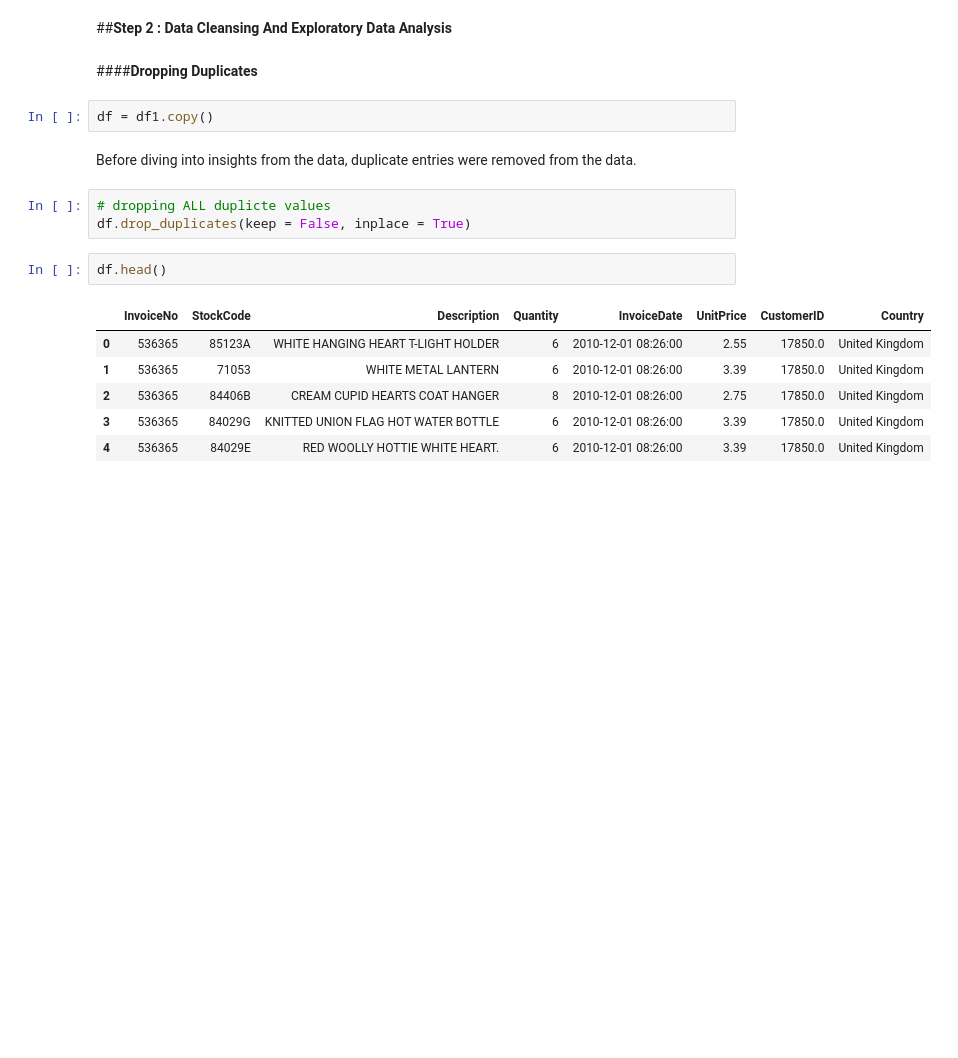
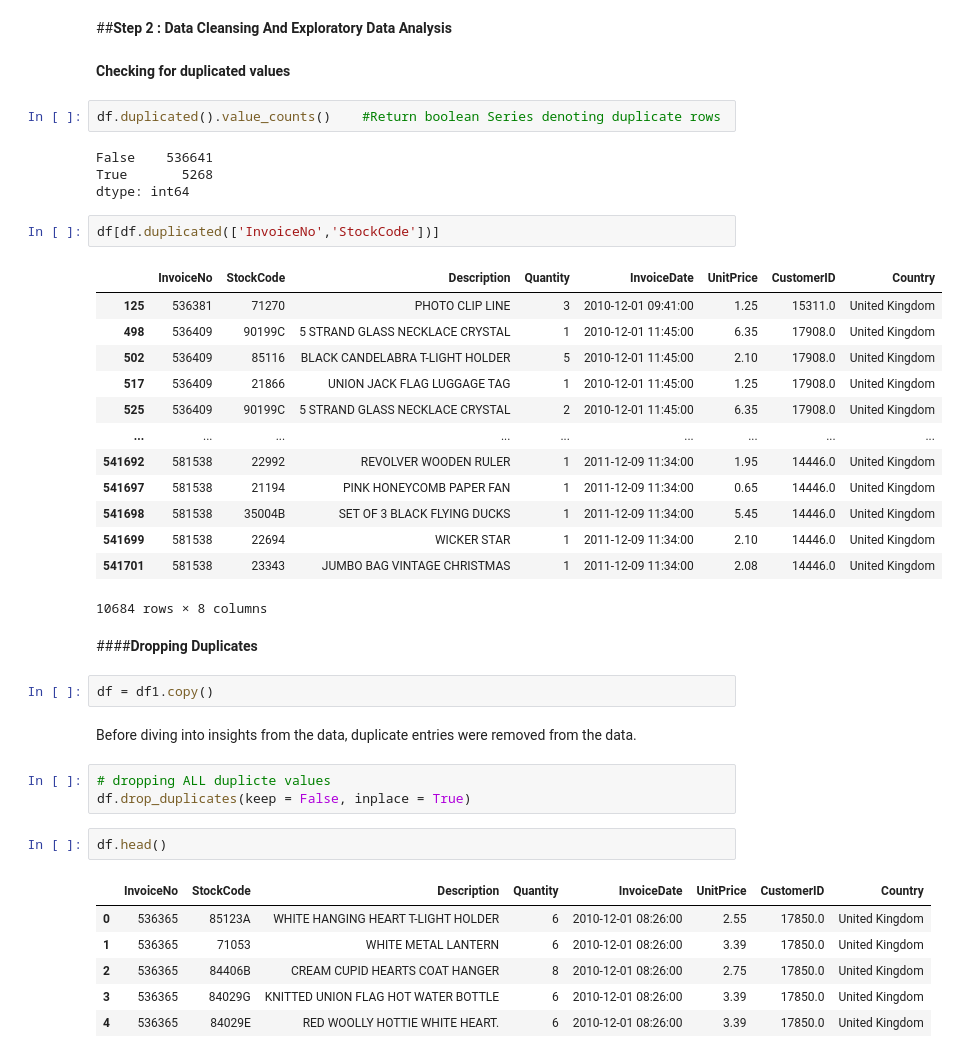
Before and after one commit to AnkitPatel745/Online-Retail-Customer-Segmentation, a Jupyter notebook: Online_Retail_Customer_Segmentation.ipynb, the cells around one changed output. Cells and saved outputs as stored; diff of their text form; blank space fills up the shorter version.

```diff
--- a/Online_Retail_Customer_Segmentation.ipynb
+++ b/Online_Retail_Customer_Segmentation.ipynb
@@ -171,5 +174,29 @@ array([     6,      8,      2,     32,      3,      4,     24,     12,
 # %% [markdown]
 ##**Step 2 : Data Cleansing And Exploratory Data Analysis**
+# %% [markdown]
+**Checking for duplicated values**
+# %%
+df.duplicated().value_counts()    #Return boolean Series denoting duplicate rows
+# %% [output]
+False    536641
+True       5268
+dtype: int64
+# %%
+df[df.duplicated(['InvoiceNo','StockCode'])]
+# %% [output]
+|  | InvoiceNo | StockCode | Description | Quantity | InvoiceDate | UnitPrice | CustomerID | Country |
+| 125 | 536381 | 71270 | PHOTO CLIP LINE | 3 | 2010-12-01 09:41:00 | 1.25 | 15311.0 | United Kingdom |
+| 498 | 536409 | 90199C | 5 STRAND GLASS NECKLACE CRYSTAL | 1 | 2010-12-01 11:45:00 | 6.35 | 17908.0 | United Kingdom |
+| 502 | 536409 | 85116 | BLACK CANDELABRA T-LIGHT HOLDER | 5 | 2010-12-01 11:45:00 | 2.10 | 17908.0 | United Kingdom |
+| 517 | 536409 | 21866 | UNION JACK FLAG LUGGAGE TAG | 1 | 2010-12-01 11:45:00 | 1.25 | 17908.0 | United Kingdom |
+| 525 | 536409 | 90199C | 5 STRAND GLASS NECKLACE CRYSTAL | 2 | 2010-12-01 11:45:00 | 6.35 | 17908.0 | United Kingdom |
+| ... | ... | ... | ... | ... | ... | ... | ... | ... |
+| 541692 | 581538 | 22992 | REVOLVER WOODEN RULER | 1 | 2011-12-09 11:34:00 | 1.95 | 14446.0 | United Kingdom |
+| 541697 | 581538 | 21194 | PINK HONEYCOMB PAPER FAN | 1 | 2011-12-09 11:34:00 | 0.65 | 14446.0 | United Kingdom |
+| 541698 | 581538 | 35004B | SET OF 3 BLACK FLYING DUCKS | 1 | 2011-12-09 11:34:00 | 5.45 | 14446.0 | United Kingdom |
+| 541699 | 581538 | 22694 | WICKER STAR | 1 | 2011-12-09 11:34:00 | 2.10 | 14446.0 | United Kingdom |
+| 541701 | 581538 | 23343 | JUMBO BAG VINTAGE CHRISTMAS | 1 | 2011-12-09 11:34:00 | 2.08 | 14446.0 | United Kingdom |
+10684 rows × 8 columns
 # %% [markdown]
 
 ####**Dropping Duplicates**
```
Also changed, not shown: parts of 23 cells of this notebook.
